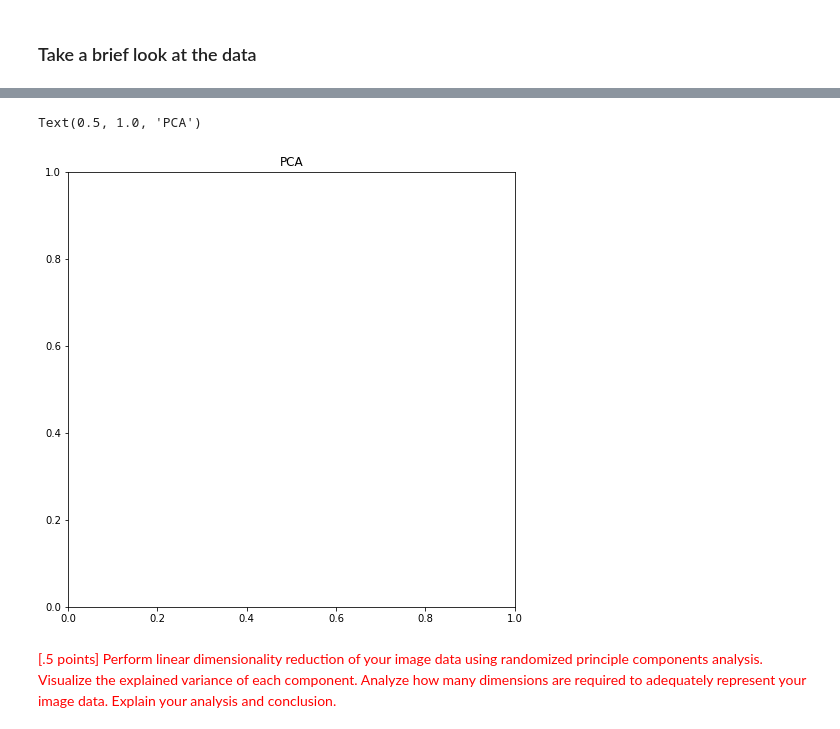
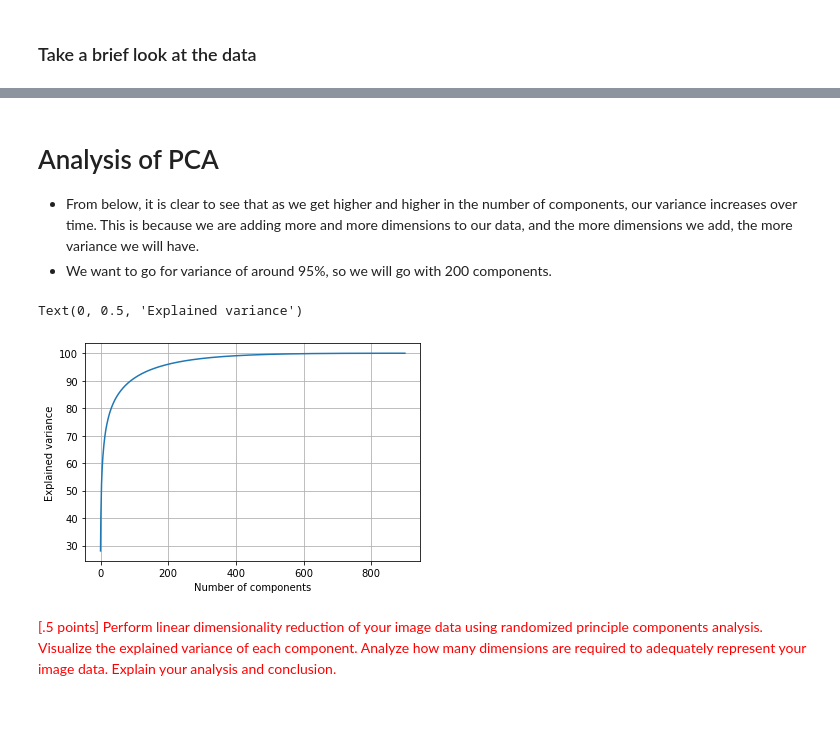
Before and after one commit to calebm00re/S22-ml02, a Jupyter notebook: images.ipynb, the cells around one changed output, grey strips where cells are left out. Drawn from its saved outputs; the diff is of its cells as text; code cells hidden in the pictures.

Commit message:
finished pca code and analysis

```diff
--- a/images.ipynb
+++ b/images.ipynb
@@ -48,7 +48,7 @@ To toggle on/off output_stderr, click <a href="javascript:code_toggle_err()">her
 * [.5 points] Read in your images as numpy arrays. Resize and recolor images as necessary.
 # %%
 # Function to convert an image to a 1 dimensional array, given the image path
-IMG_SIZE = 100
+IMG_SIZE = 30
 
 def conv_img_to_array(img_path):
     img = Image.open(img_path)
@@ -134,7 +183,7 @@ array form:  [186 186 182 ... 145 136 135]
 ### Read in our image data and csv data
 # %%
 # Convert the data folder to a dataframe
-TRAINING_DF_SIZE = 100
+TRAINING_DF_SIZE = 500
 
 df = pd.DataFrame()
 df = conv_data_folder_to_df(df, './training_set/car/', 'car', TRAINING_DF_SIZE)
@@ -193,27 +257,27 @@ Length: 10001, dtype: object
+# %%
+# Standardize the data
+tempdf = df.copy()
+
+# Drop the target column, and store it for later analysis
+y = tempdf['target']
+x = tempdf.drop('target', axis=1)
 # %%
-# Standardize the data
-scaler = StandardScaler()
+pca_orig_components = PCA(n_components=900, svd_solver='full')
 
-x = data.loc[:, colNames].values
-
-y = data.loc[:,['character']].values
-
-x = scaler.fit_transform(x)
-
-pca = PCA(n_components=.95)
-
-principalComponents = pca.fit_transform(x)
-
-principalDf = pd.DataFrame(data = principalComponents)
-
-finalDf = pd.concat([principalDf, df[['character']]], axis = 1)
+principalComponents = pca_orig_components.fit_transform(x)
+# %% [markdown]
+# Analysis of PCA
+* From below, it is clear to see that as we get higher and higher in the number of components, our variance increases over time. This is because we are adding more and more dimensions to our data, and the more dimensions we add, the more variance we will have.
+* We want to go for variance of around 95%, so we will go with 200 components.
 # %%
 # Visualize the data
-plt.figure(figsize=(8,8))
-plt.title('PCA')
+plt.grid()
+plt.plot(np.cumsum(pca_orig_components.explained_variance_ratio_ * 100))
+plt.xlabel('Number of components')
+plt.ylabel('Explained variance')
 # %% [output]
-Text(0.5, 1.0, 'PCA')
+Text(0, 0.5, 'Explained variance')
-[figure, old version]
+[figure, new version]
 # %% [markdown]
 <span style="color:red">
 [.5 points] Perform linear dimensionality reduction of your image data using randomized principle components analysis. Visualize the explained variance of each component. Analyze how many dimensions are required to adequately represent your image data. Explain your analysis and conclusion.
```
Also changed, not shown: parts of 13 cells of this notebook, 1 other file.
